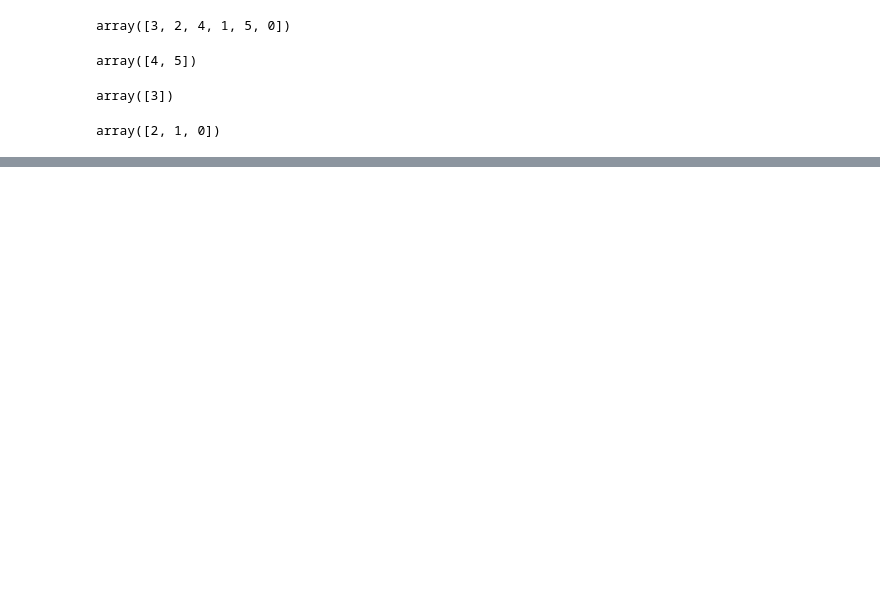
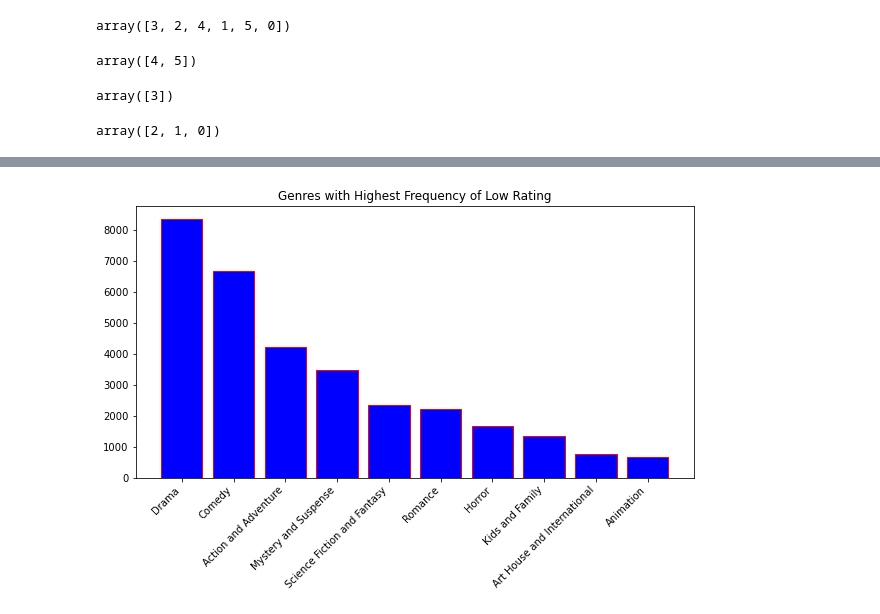
Before and after one commit to klsalcedo/microsoft_movie_analysis, a Jupyter notebook: zippedData/cleaned_rates_data.ipynb, the cells around one changed output, grey strips where cells are left out. Cells and saved outputs as stored; diff of their text form; code cells hidden in the pictures; blank space fills up the shorter version.

```diff
--- a/zippedData/cleaned_rates_data.ipynb
+++ b/zippedData/cleaned_rates_data.ipynb
@@ -423 +497,10 @@ Number of low ratings: 15567
+# %%
+#plot top ten genres with highest frequency of low rating
+fig, ax = plt.subplots(figsize=(10,5));
+
+ax.bar(x=top10_low.index, height=top10_low[1], color='blue', edgecolor='red');
+plt.xticks(rotation=45, ha='right');
+ax.set_title('Genres with Highest Frequency of Low Rating');
+# %% [output]
+[figure, added]
 # %%
```
Also changed, not shown: parts of 26 cells of this notebook.
